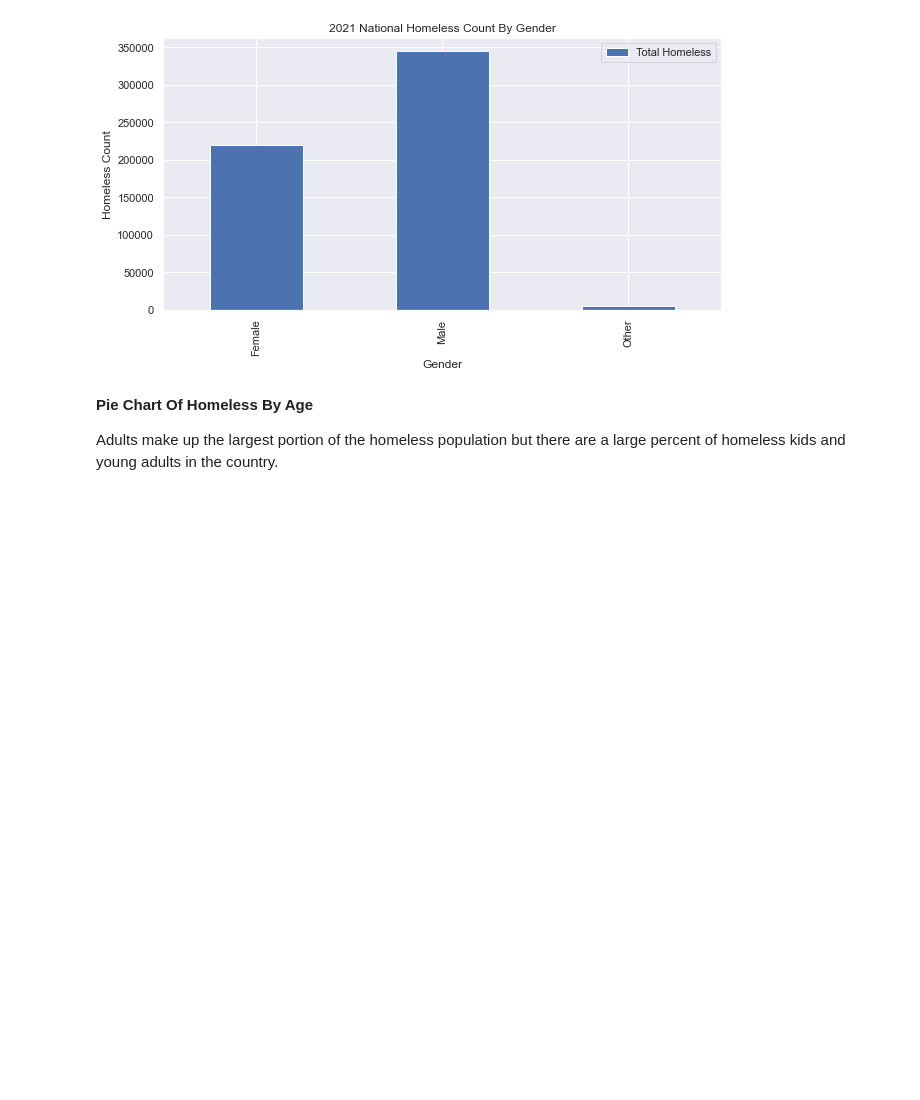
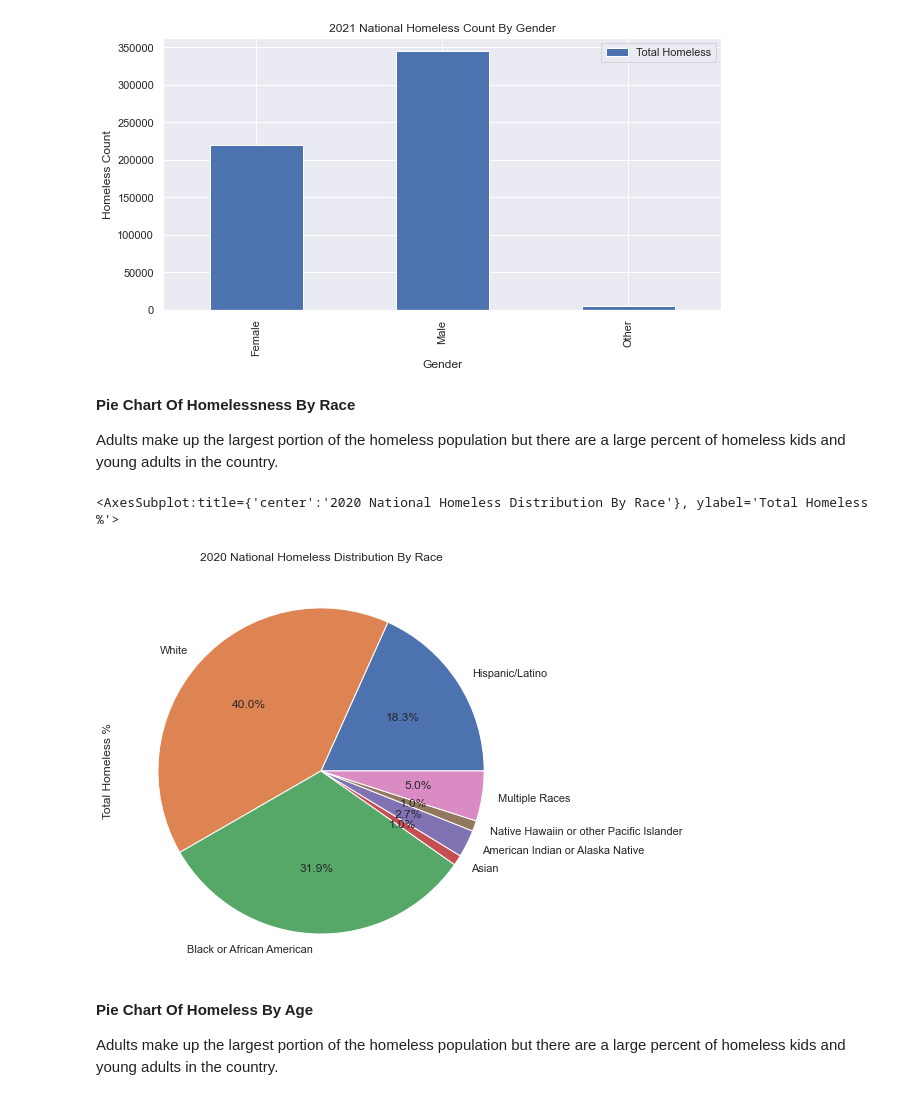
Before and after one commit to chloeu99/chloeu99.github.io, a Jupyter notebook: Final Tutorial.ipynb, the cells around one changed output. Drawn from its saved outputs; the diff is of its cells as text; code cells hidden in the pictures; blank space fills up the shorter version.

```diff
--- a/Final Tutorial.ipynb
+++ b/Final Tutorial.ipynb
@@ -416,6 +416,29 @@ gendersums.plot.bar(xlabel= "Gender", ylabel = "Homeless Count", title = "2021 N
 # %% [output]
 <AxesSubplot:title={'center':'2021 National Homeless Count By Gender'}, xlabel='Gender', ylabel='Homeless Count'>
 [figure]
+# %% [markdown]
+**Pie Chart Of Homelessness By Race**
+
+Adults make up the largest portion of the homeless population but there are a large percent of homeless kids and young adults in the country.
+# %%
+races = df2020[["State","Overall Homeless - Hispanic/Latino, 2020", "Overall Homeless - White, 2020", "Overall Homeless - Black or African American, 2020","Overall Homeless - Asian, 2020", "Overall Homeless - American Indian or Alaska Native, 2020", "Overall Homeless - Native Hawaiian or Other Pacific Islander, 2020", "Overall Homeless - Multiple Races, 2020"]]
+races = races.set_index("State")
+races = races.astype(int)
+
+latino = races["Overall Homeless - Hispanic/Latino, 2020"].sum()
+white = races["Overall Homeless - White, 2020"].sum()
+black = races["Overall Homeless - Black or African American, 2020"].sum()
+asian = races["Overall Homeless - Asian, 2020"].sum()
+aindian = races["Overall Homeless - American Indian or Alaska Native, 2020"].sum()
+hawaiian = races["Overall Homeless - Native Hawaiian or Other Pacific Islander, 2020"].sum()
+multi = races["Overall Homeless - Multiple Races, 2020"].sum()
+
+
+racesums = pd.DataFrame.from_dict({"Hispanic/Latino":latino,"White":white,"Black or African American":black, "Asian":asian, "American Indian or Alaska Native": aindian, "Native Hawaiin or other Pacific Islander":hawaiian, "Multiple Races":multi},orient='index',columns=["Total Homeless %"])
+racesums.plot.pie(y="Total Homeless %", title = "2020 National Homeless Distribution By Race",autopct='%1.1f%%', legend = False)
+# %% [output]
+<AxesSubplot:title={'center':'2020 National Homeless Distribution By Race'}, ylabel='Total Homeless %'>
+[figure, added]
 # %% [markdown]
 **Pie Chart Of Homeless By Age**
 
```
Also changed, not shown: parts of 16 cells of this notebook, 2 other files.
